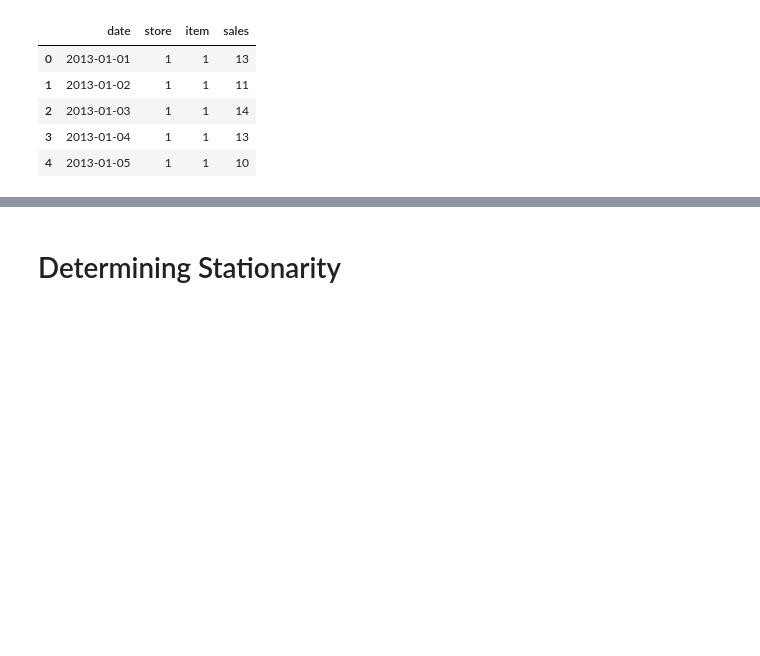
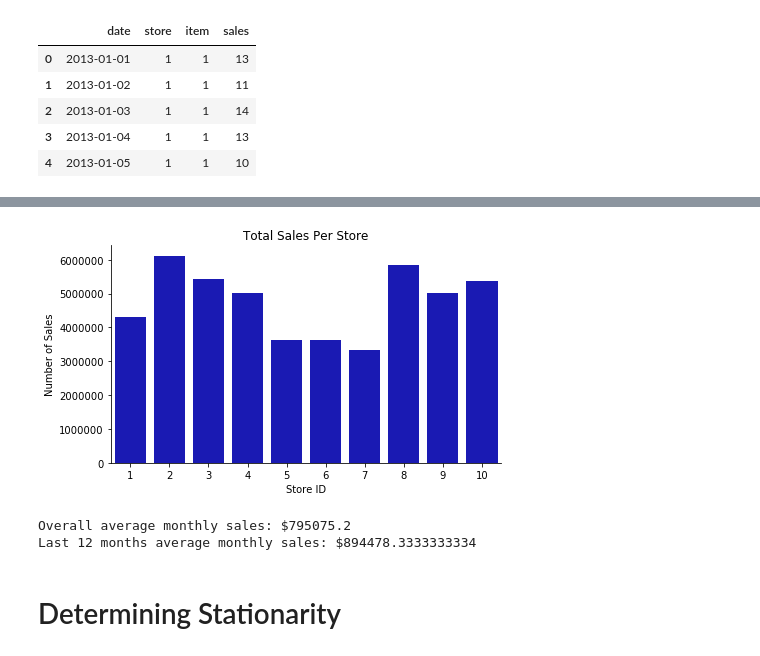
Before and after one commit to mollyryanruby/sales_forecasting, a Jupyter notebook: notebooks/data_cleaning_and_eda.ipynb, the cells around one changed output, grey strips where cells are left out. Cells and saved outputs as stored; diff of their text form; code cells hidden in the pictures; blank space fills up the shorter version.

```diff
--- a/notebooks/data_cleaning_and_eda.ipynb
+++ b/notebooks/data_cleaning_and_eda.ipynb
@@ -47,2 +93,31 @@ sales_data.head()
+# %%
+def sales_per_store():
+    by_store = sales_data.groupby('store')['sales'].sum().reset_index()
+
+    fig, ax = plt.subplots(figsize=(7,4))
+    sns.barplot(by_store.store, by_store.sales, color='mediumblue')
+
+    ax.set(xlabel = "Store ID",
+           ylabel = "Number of Sales",
+           title = "Total Sales Per Store")
+
+    sns.despine()
+
+sales_per_store()
+# %% [output]
+[figure, added]
+# %%
+# Average monthly sales
+
+# Overall
+avg_monthly_sales = monthly_df.sales.mean()
+print(f"Overall average monthly sales: ${avg_monthly_sales}")
+
+# Last 12 months (this will be the forecasted sales)
+avg_monthly_sales_12month = monthly_df.sales[-12:].mean()
+print(f"Last 12 months average monthly sales: ${avg_monthly_sales_12month}")
+# %% [output]
+Overall average monthly sales: $795075.2
+Last 12 months average monthly sales: $894478.3333333334
 # %% [markdown]
 # Determining Stationarity
```
Also changed, not shown: parts of 18 cells of this notebook.
